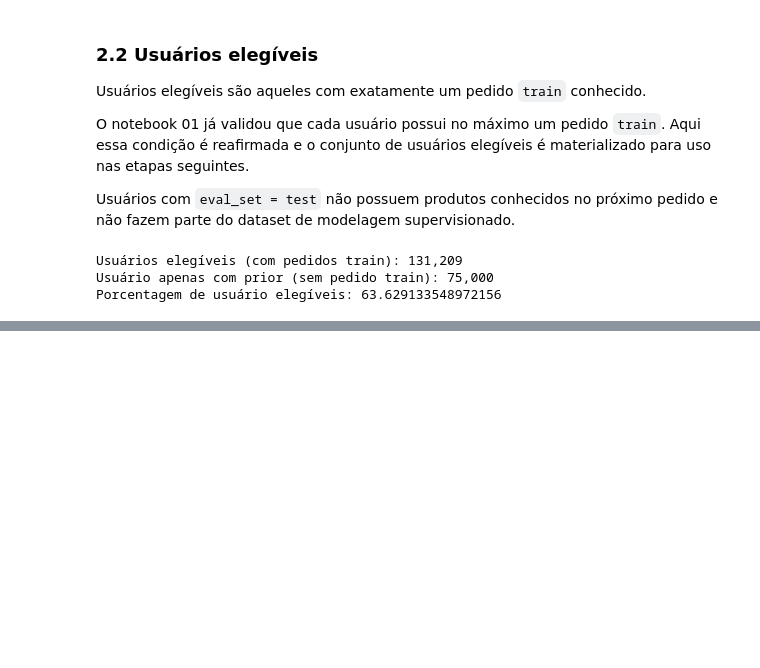
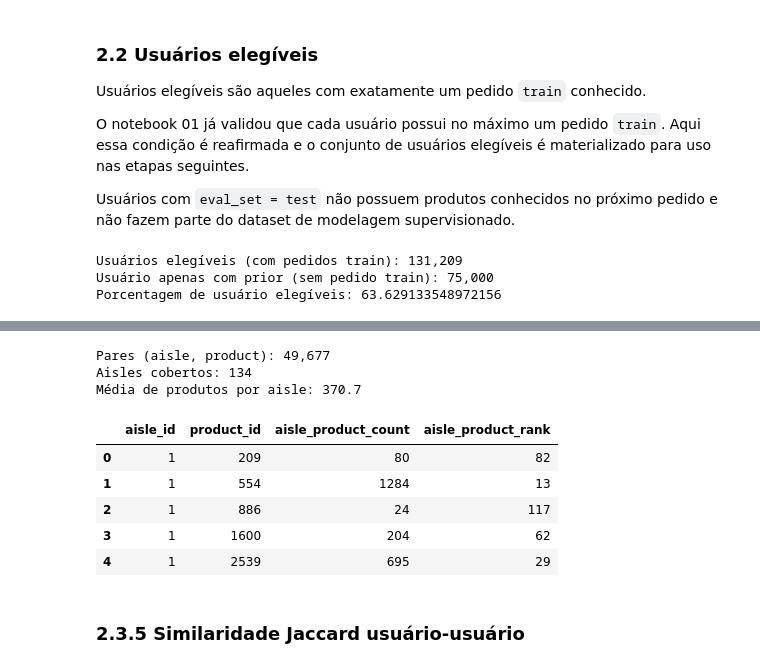
Before and after one commit to helioneto3108/mlp-market-recommender-system, a Jupyter notebook: notebooks/03-feature-engineering.ipynb, the cells around one changed output, grey strips where cells are left out. Saved outputs shown, nothing was run; the diff lists cells and outputs as text; code cells hidden in the pictures; blank space fills up the shorter version.

```diff
--- a/notebooks/03-feature-engineering.ipynb
+++ b/notebooks/03-feature-engineering.ipynb
@@ -381,0 +471,32 @@ Teto de recall da estratégia v1:           59.86%
+# %%
+aisle_product_popularity = (
+    df_prior
+    .groupby(['aisle_id', 'product_id'])
+    .size()
+    .reset_index(name = 'aisle_product_count')
+)
+
+aisle_product_popularity['aisle_product_rank'] = (
+    aisle_product_popularity
+    .groupby('aisle_id')['aisle_product_count']
+    .rank(method = 'first', ascending = False)
+    .astype(int)
+)
+
+print(f"Pares (aisle, product): {len(aisle_product_popularity):,}")
+print(f"Aisles cobertos: {aisle_product_popularity['aisle_id'].nunique():,}")
+print(f"Média de produtos por aisle: {aisle_product_popularity.groupby('aisle_id').size().mean():.1f}")
+
+aisle_product_popularity.head()
+# %% [output]
+Pares (aisle, product): 49,677
+Aisles cobertos: 134
+Média de produtos por aisle: 370.7
+|  | aisle_id | product_id | aisle_product_count | aisle_product_rank |
+| 0 | 1 | 209 | 80 | 82 |
+| 1 | 1 | 554 | 1284 | 13 |
+| 2 | 1 | 886 | 24 | 117 |
+| 3 | 1 | 1600 | 204 | 62 |
+| 4 | 1 | 2539 | 695 | 29 |
+# %% [markdown]
+### 2.3.5 Similaridade Jaccard usuário-usuário
```
Also changed, not shown: parts of 39 cells of this notebook.
